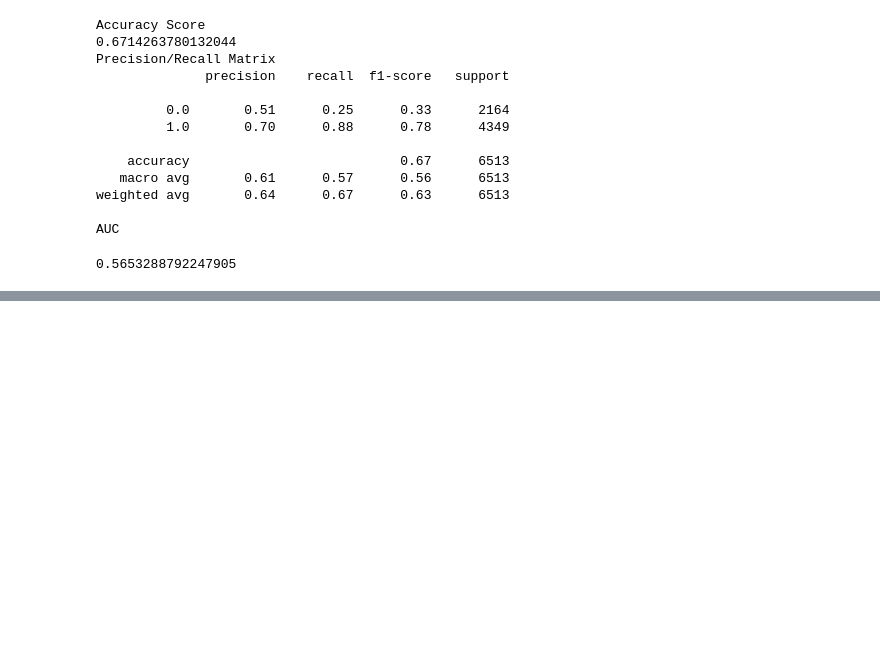
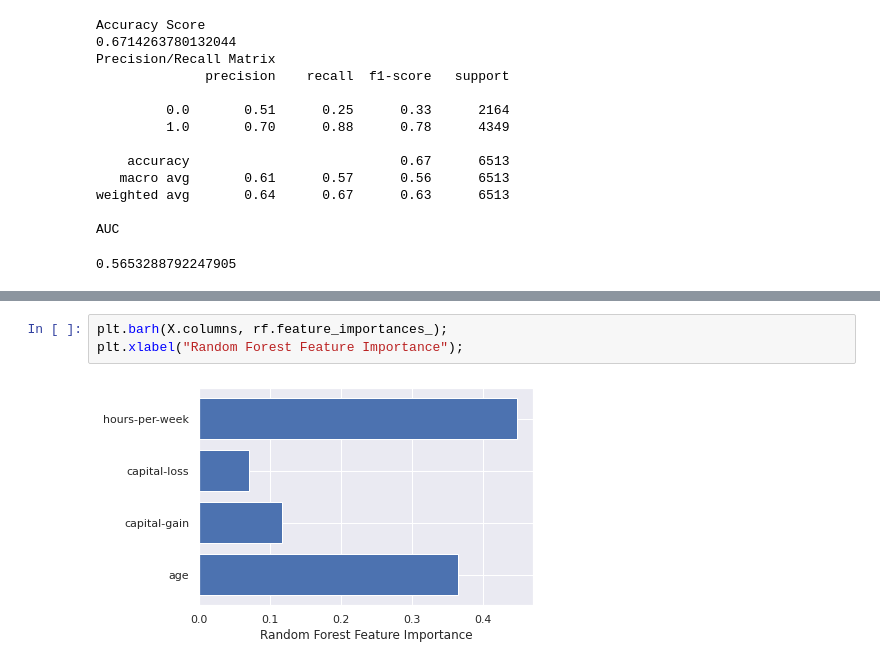
Before and after one commit to ravi260372/Data_Science_Python, a Jupyter notebook: Income_Prediction_RF_Code_Academy.ipynb, the cells around one changed output, grey strips where cells are left out. Saved outputs shown, nothing was run; the diff lists cells and outputs as text; blank space fills up the shorter version.

```diff
--- a/Income_Prediction_RF_Code_Academy.ipynb
+++ b/Income_Prediction_RF_Code_Academy.ipynb
@@ -356,0 +428,5 @@ Confusion Matrix
+# %%
+plt.barh(X.columns, rf.feature_importances_);
+plt.xlabel("Random Forest Feature Importance");
+# %% [output]
+[figure, added]
```
Also changed, not shown: parts of 10 cells of this notebook.
